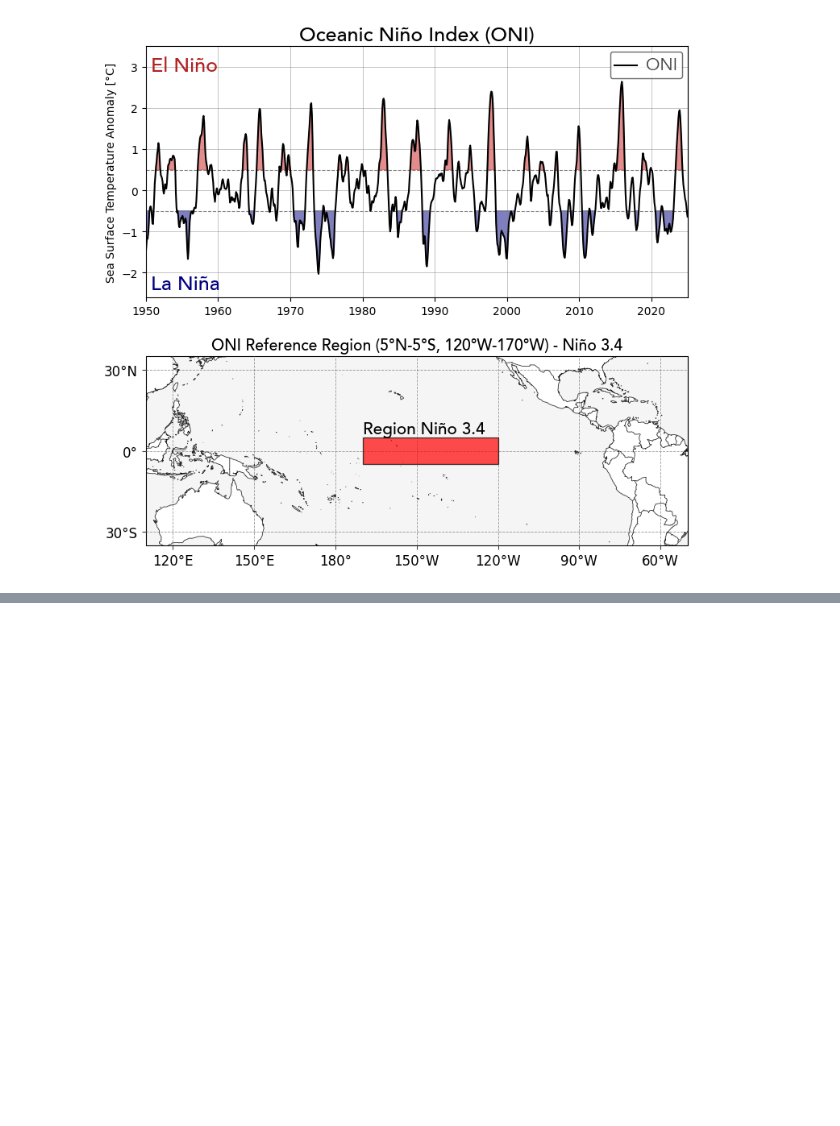
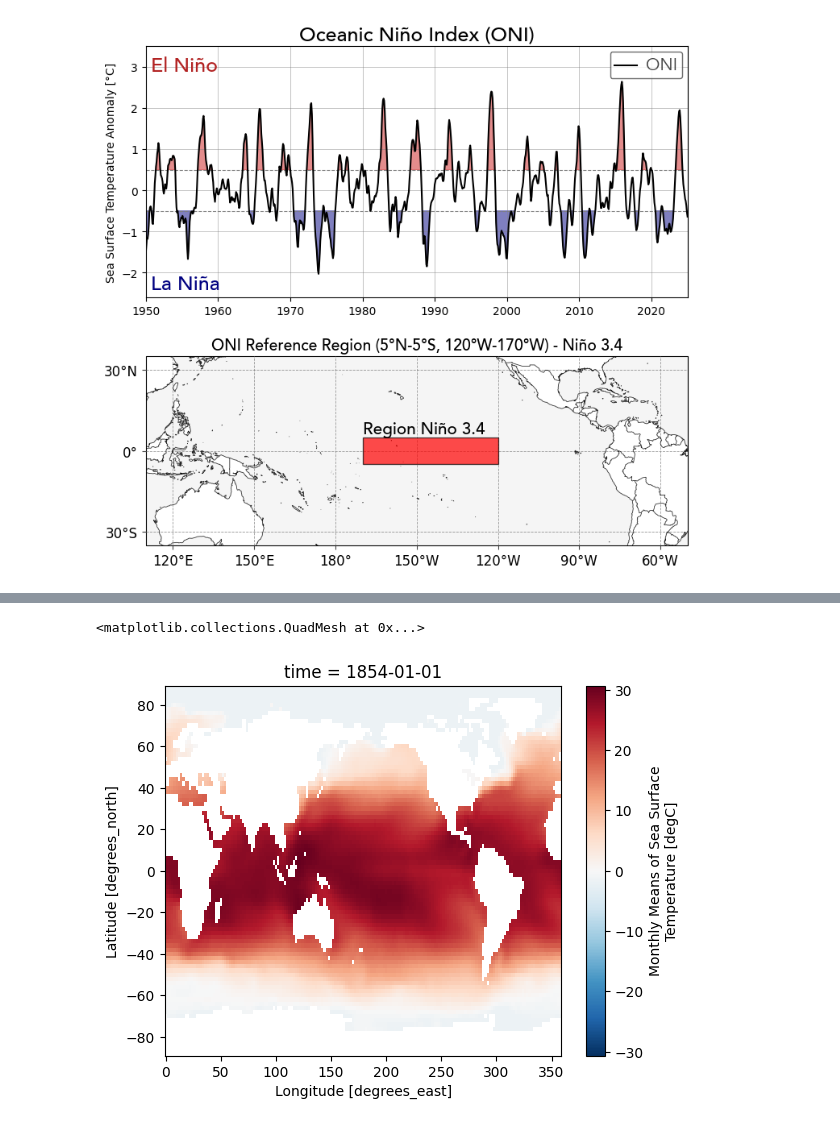
Before and after one commit to jdmantillaq/ENSOconomics, a Jupyter notebook: code/0_ENSO_data_downaload.ipynb, the cells around one changed output, grey strips where cells are left out. Saved outputs shown, nothing was run; the diff lists cells and outputs as text; code cells hidden in the pictures; blank space fills up the shorter version.

```diff
--- a/code/0_ENSO_data_downaload.ipynb
+++ b/code/0_ENSO_data_downaload.ipynb
@@ -182,0 +154,6 @@ Downloaded: 1 files, 54M in 1m 49s (509 KB/s)
+# %%
+ds = xr.open_dataset('../data/sst.mnmean.v4.nc')
+ds['sst'][0].plot()
+# %% [output]
+<matplotlib.collections.QuadMesh at 0x...>
+[figure, added]
```
Also changed, not shown: parts of 11 cells of this notebook, 1 other file.
